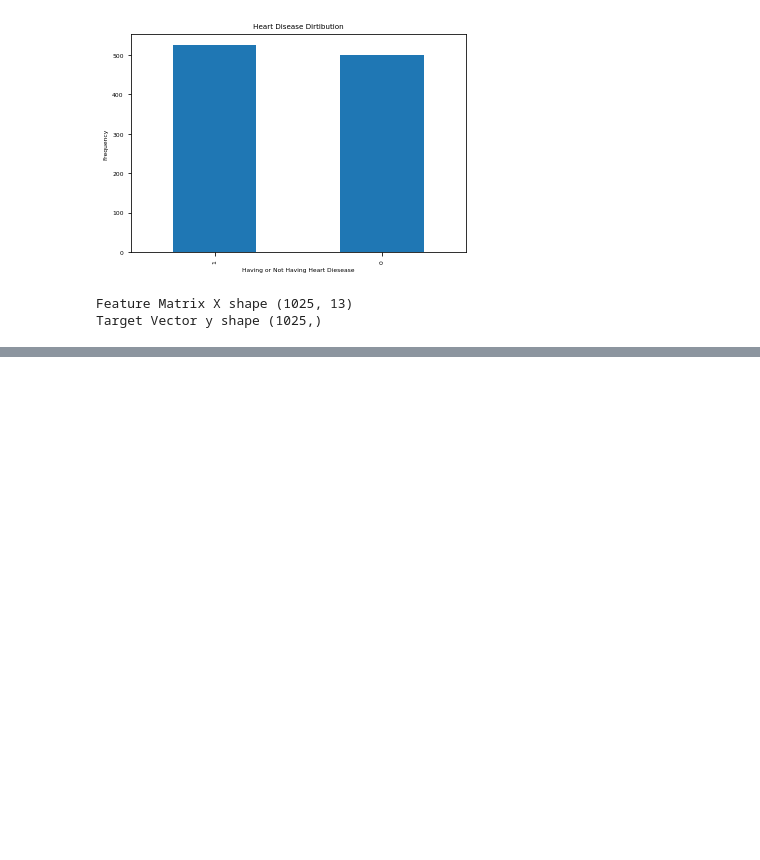
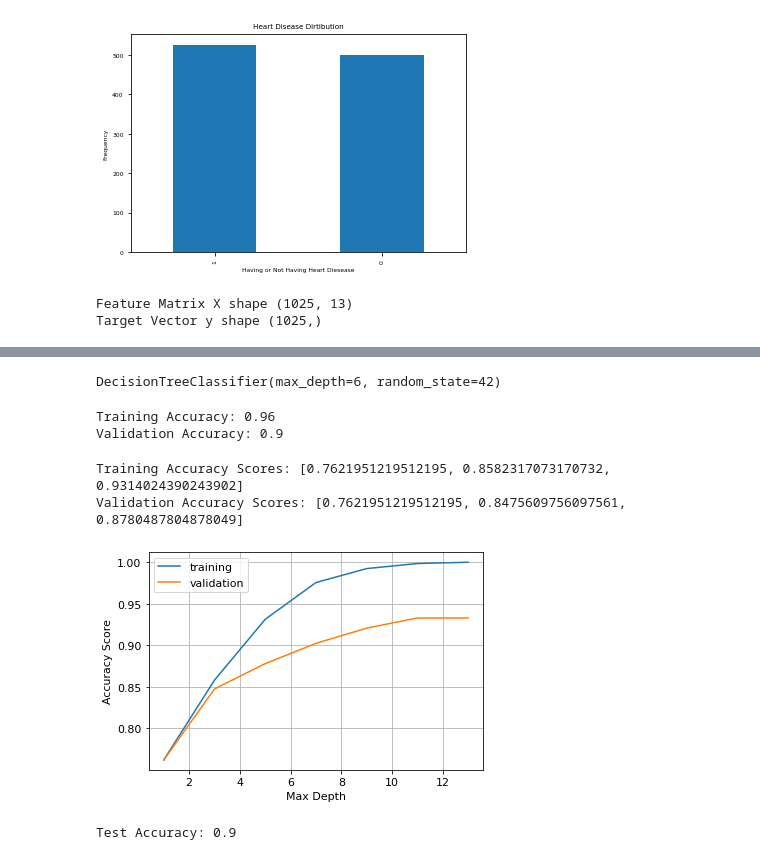
Before and after one commit to shayankhanani/data-science-jawan-pakistan, a Jupyter notebook: final-assignment/Final Assignment.ipynb, the cells around one changed output, grey strips where cells are left out. Cells and saved outputs as stored; diff of their text form; code cells hidden in the pictures; blank space fills up the shorter version.

Commit message:
Update Final Assignment
DecisionTreeModel achieved the score of  90% from Gini Importance cp i.e. chest pain class is the most viable feature to predict Heart Disease

```diff
--- a/final-assignment/Final Assignment.ipynb
+++ b/final-assignment/Final Assignment.ipynb
@@ -97,8 +70,0 @@ depth_hyperparameter = range(1,20,2)
-# %%
-#Storing Accuracy Scores at different depth
-training_acc=[]
-for d in depth_hyperparameter:
-    test_model = DecisionTreeClassifier(max_depth=d,random_state=42)
-    test_model.fit(X_train,y_train)
-    training_acc.append(accuracy_score(model.predict(X_train),y_train))
-training_acc
@@ -117,0 +84,55 @@ test_acc
+# %%
+X_train, X_val, y_train, y_val = train_test_split(
+    X_train, y_train, test_size=0.2, random_state=42
+)
+# %%
+model = DecisionTreeClassifier(max_depth=6,random_state=42)
+model.fit(X_train,y_train)
+# %% [output]
+DecisionTreeClassifier(max_depth=6, random_state=42)
+# %%
+acc_train_score = accuracy_score(y_train,model.predict(X_train))
+acc_val_score = model.score(X_val,y_val)
+
+print("Training Accuracy:", round(acc_train_score, 2))
+print("Validation Accuracy:", round(acc_val_score, 2))
+# %% [output]
+Training Accuracy: 0.96
+Validation Accuracy: 0.9
+# %%
+# Defining Hyperparameter for max_depth
+depth_hyperparams = range(1,15,2)
+# %%
+training_acc = []
+validation_acc = []
+
+for d in depth_hyperparams:
+    # Create model with `max_depth` of `d`
+    test_model = DecisionTreeClassifier(max_depth=d,random_state=42)
+    # Fit model to training data
+    test_model.fit(X_train, y_train)
+    # Calculate training accuracy score and append to `training_acc`
+    training_acc.append(test_model.score(X_train, y_train))
+    # Calculate validation accuracy score and append to `training_acc`
+    validation_acc.append(test_model.score(X_val, y_val))
+
+print("Training Accuracy Scores:", training_acc[:3])
+print("Validation Accuracy Scores:", validation_acc[:3])
+# %% [output]
+Training Accuracy Scores: [0.7621951219512195, 0.8582317073170732, 0.9314024390243902]
+Validation Accuracy Scores: [0.7621951219512195, 0.8475609756097561, 0.8780487804878049]
+# %%
+plt.plot(depth_hyperparams,training_acc,label="training")
+plt.plot(depth_hyperparams,validation_acc,label="validation")
+plt.grid()
+plt.rcParams['font.size'] = 11
+plt.xlabel("Max Depth")
+plt.ylabel("Accuracy Score")
+plt.legend();
+# %% [output]
+[figure, added]
+# %%
+test_acc = model.score(X_test, y_test)
+print("Test Accuracy:", round(test_acc, 2))
+# %% [output]
+Test Accuracy: 0.9
```
Also changed, not shown: parts of 12 cells of this notebook.
